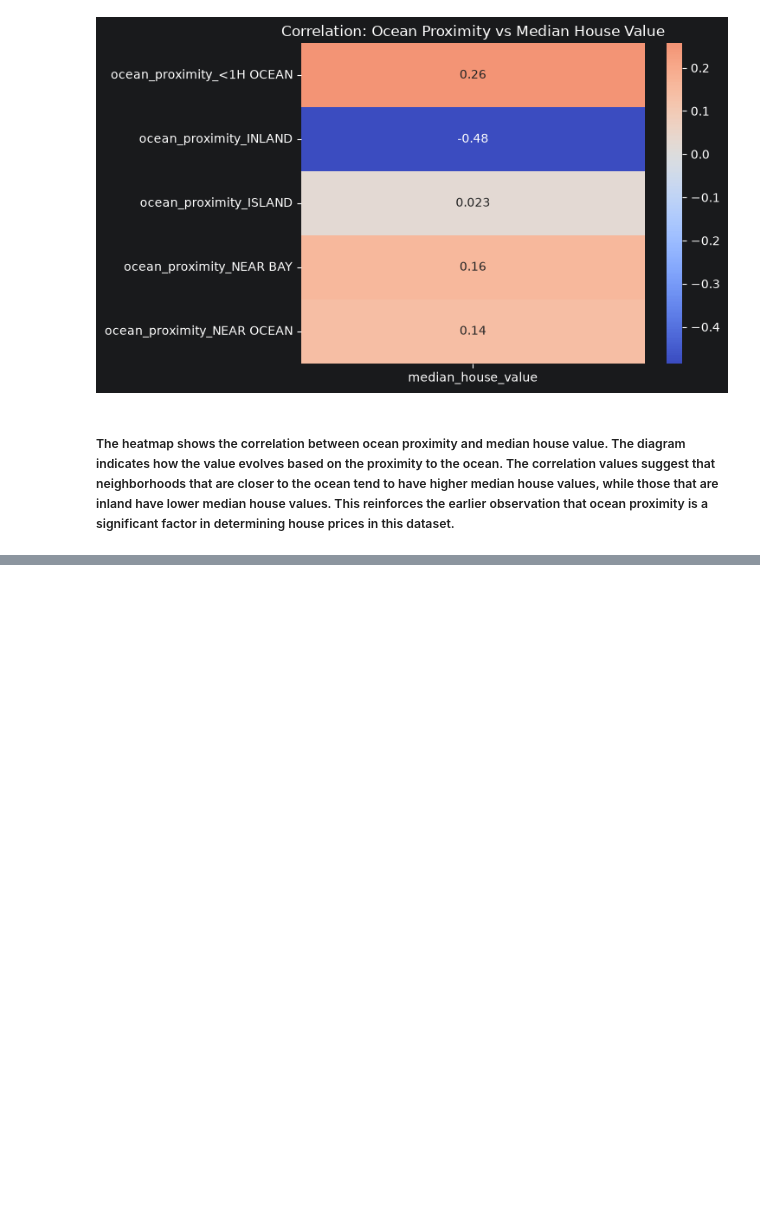
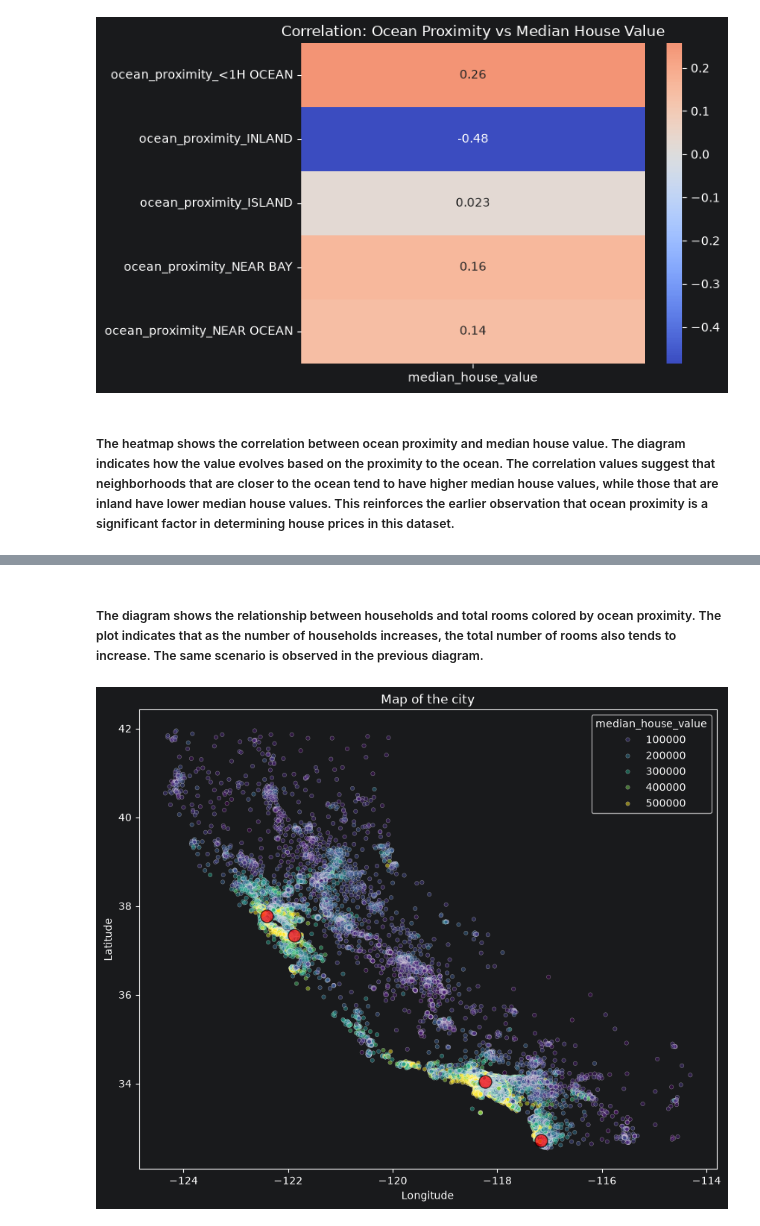
Before and after one commit to kovexison/Practica-AI, a Jupyter notebook: 01-ML-Regression/house_pricing.ipynb, the cells around one changed output, grey strips where cells are left out. Saved outputs shown, nothing was run; the diff lists cells and outputs as text; code cells hidden in the pictures; blank space fills up the shorter version.

```diff
--- a/01-ML-Regression/house_pricing.ipynb
+++ b/01-ML-Regression/house_pricing.ipynb
@@ -229,0 +252,23 @@ plt.show()
+# %% [markdown]
+##### The diagram shows the relationship between households and total rooms colored by ocean proximity. The plot indicates that as the number of households increases, the total number of rooms also tends to increase. The same scenario is observed in the previous diagram.
+# %%
+import seaborn as sns
+import matplotlib.pyplot as plt
+plt.figure(figsize=(10, 8))
+sns.scatterplot(x='longitude', y='latitude', data=df_cleaned, alpha=0.5, hue='median_house_value', palette='viridis', s=15)
+big_cities = {
+    'Los Angeles': (-118.24, 34.05),
+    'San Francisco': (-122.41, 37.77),
+    'San Diego': (-117.16, 32.71),
+    'San Jose': (-121.88, 37.33)
+}
+
+for city, (lon, lat) in big_cities.items():
+    plt.scatter(lon, lat, color='red',s=150,edgecolors='black', label=city, alpha=0.7)
+
+plt.title('Map of the city')
+plt.xlabel('Longitude')
+plt.ylabel('Latitude')
+plt.show()
+# %% [output]
+[figure, added]
```
Also changed, not shown: parts of 11 cells of this notebook.
